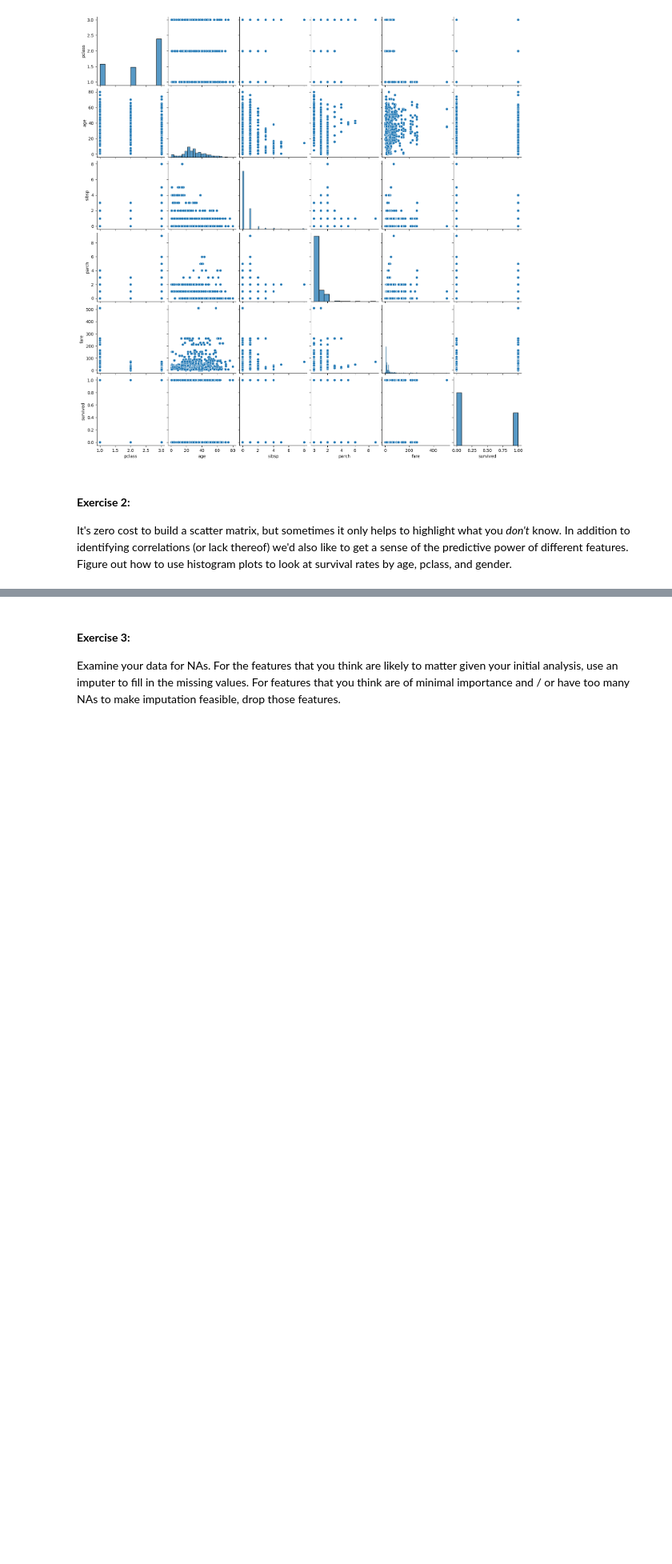
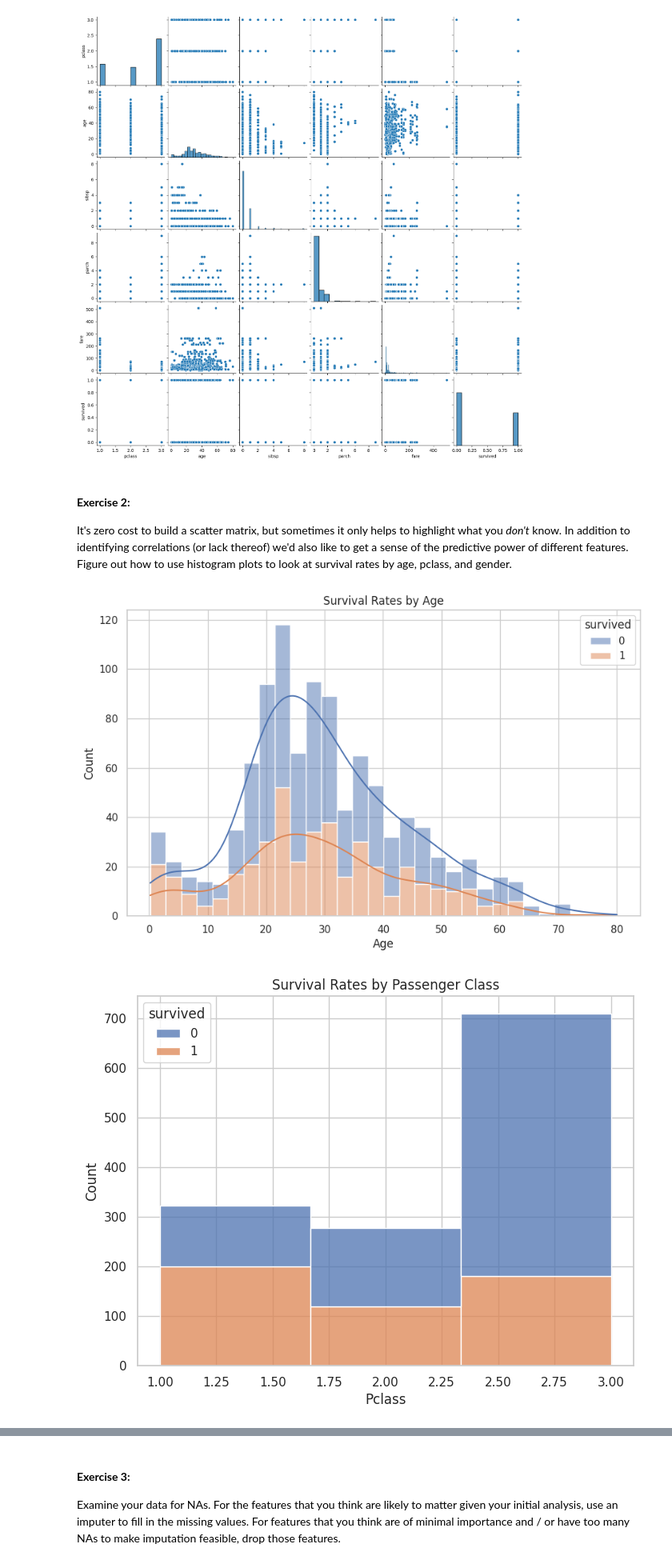
Before and after one commit to NCodeS5/707-lecture-master, a Jupyter notebook: 2-week2/week2-exercises.ipynb, the cells around one changed output, grey strips where cells are left out. Shown: that part at 80% size. Saved outputs shown, nothing was run; the diff lists cells and outputs as text; code cells hidden in the pictures; blank space fills up the shorter version.

```diff
--- a/2-week2/week2-exercises.ipynb
+++ b/2-week2/week2-exercises.ipynb
@@ -22,3 +22,40 @@ plt.show()
 #### **Exercise 2:**
 
 It's zero cost to build a scatter matrix, but sometimes it only helps to highlight what you *don't* know. In addition to identifying correlations (or lack thereof) we'd also like to get a sense of the predictive power of different features.  Figure out how to use histogram plots to look at survival rates by age, pclass, and gender.
+# %%
+import matplotlib.pyplot as plt
+import seaborn as sns
+import pandas as pd
+from sklearn.datasets import load_iris
+
+# Assume 'df' is your DataFrame containing Titanic dataset or a similar dataset
+
+# Set the style for Seaborn
+sns.set(style="whitegrid")
+
+# Plot histogram for Age by Survival
+plt.figure(figsize=(10, 6))
+sns.histplot(data=titanic_df, x="age", hue="survived", multiple="stack", bins=30, kde=True)
+plt.title('Survival Rates by Age')
+plt.xlabel('Age')
+plt.ylabel('Count')
+plt.show()
+
+# Plot histogram for Pclass by Survival
+plt.figure(figsize=(8, 6))
+sns.histplot(data=titanic_df, x="pclass", hue="survived", multiple="stack", bins=3)
+plt.title('Survival Rates by Passenger Class')
+plt.xlabel('Pclass')
+plt.ylabel('Count')
+plt.show()
+
+# Plot histogram for Gender by Survival
+plt.figure(figsize=(8, 6))
+sns.histplot(data=titanic_df, x="sex", hue="survived", multiple="stack", bins=2)
+plt.title('Survival Rates by Gender')
+plt.xlabel('Gender')
+plt.ylabel('Count')
+plt.show()
+# %% [output]
+[figure, added]
+[figure, added]
```
Also changed, not shown: parts of 1 cell of this notebook.
